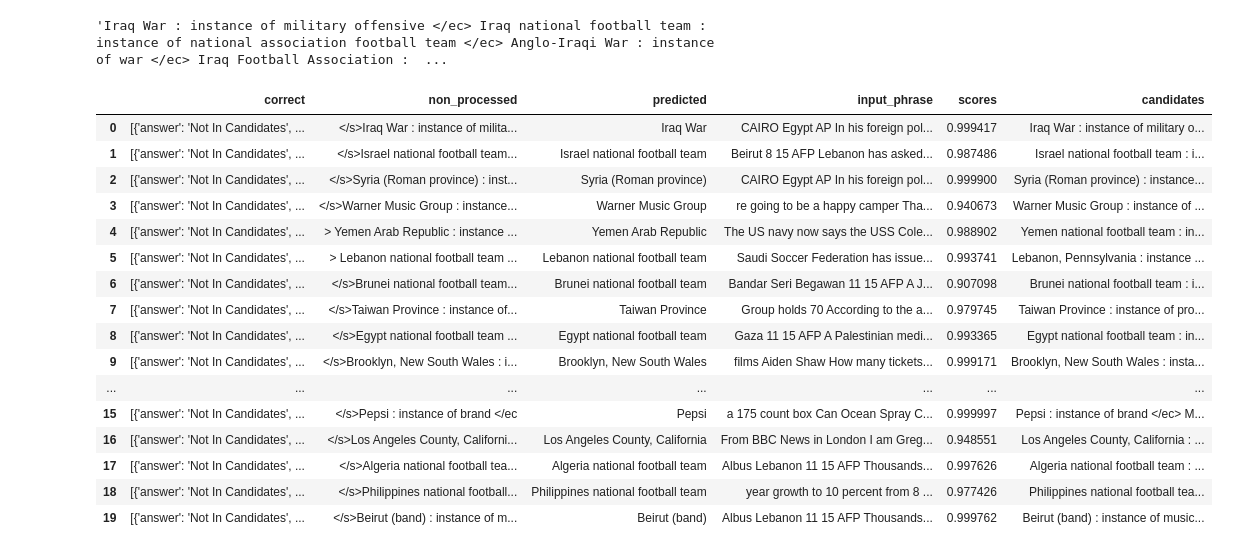
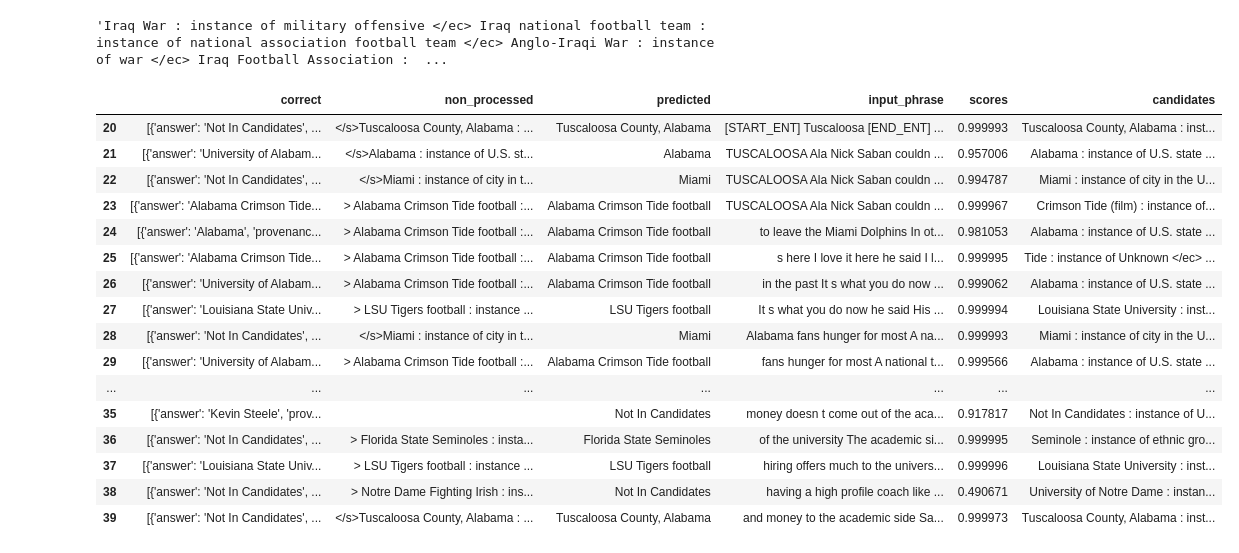
Before and after one commit to Blowdire/ExtractiveEntityDisambigationNILPred, a Jupyter notebook: TestRoberta2.ipynb, the cells around one changed output. Saved outputs shown, nothing was run; the diff lists cells and outputs as text; code cells hidden in the pictures.

```diff
--- a/TestRoberta2.ipynb
+++ b/TestRoberta2.ipynb
@@ -329,15 +329,15 @@ def process_answer(answer, candidates):
         return answer
     else:
         modified_answer = answer.split("</ec>")[0]
-        modified_answer = answer.split(": instance of ")[0]
-        modified_answer = answer.split(": instance")[0]
-        modified_answer = modified_answer.replace("<s>","")
-        modified_answer = modified_answer.replace("</ec","")
-        modified_answer = modified_answer.replace("</s>","")
+        modified_answer = modified_answer.split(": instance of ")[0]
+        modified_answer = modified_answer.split(": instance")[0]
+        modified_answer = modified_answer.replace("<s>", "")
+        modified_answer = modified_answer.replace("</ec", "")
+        modified_answer = modified_answer.replace("</s>", "")
         modified_answer = modified_answer.replace("<s", "")
         modified_answer = modified_answer.replace("</", "")
         modified_answer = modified_answer.replace(" ec", "")
-        modified_answer = modified_answer.replace(">","")
+        modified_answer = modified_answer.replace(">", "")
         modified_answer = modified_answer.strip()
         if not check_brackets(modified_answer):
             modified_answer = modified_answer.replace("(", "")
@@ -349,6 +349,8 @@ def process_answer(answer, candidates):
         if modified_answer not in candidates:
             modified_answer = "Not In Candidates"
         return modified_answer
+
+
 process_answer("> Alzenau </", ["Alzenau"])
 # %% [output]
 'Alzenau'
@@ -361,10 +363,18 @@ def make_prediction(data_entry, nil_prediction):
     with torch.no_grad():
         question = data_entry["input"]
         context = ""
-        if nil_prediction:
-            context += " Not In Candidates </ec> "
+        # if nil_prediction:
+        #     context += " Not In Candidates </ec> "
+        index = 0
+        added = False
         for item in data_entry["candidates"]:
             context += item + f" </ec> "
+            index += 1
+            if index == 1 and nil_prediction:
+                context += " Not In Candidates : instance of Unknown </ec> "
+                added = True
+        if not added and nil_prediction:
+            context = " Not In Candidates : instance of Unknown </ec> " + context
         input_pairs = [question, context]
 
         encodings = tokenizer.encode_plus(
@@ -377,13 +387,15 @@ def make_prediction(data_entry, nil_prediction):
         end_scores = F.softmax(end_scores, dim=1)
         # start_scores.to("cpu")
         # end_scores.to("cpu")
-        start = torch.argmax(start_scores) # Get the most likely beginning of answer with the argmax of the score
-        end = (torch.argmax(end_scores) + 1) # Get the most likely end of answer with the argmax of the score
+        start = torch.argmax(
+            start_scores
+        )  # Get the most likely beginning of answer with the argmax of the score
+        end = (
+            torch.argmax(end_scores) + 1
+        )  # Get the most likely end of answer with the argmax of the score
         mean_score = 0
         try:
-            mean_score = (
-                end_scores[0][end.item()] + start_scores[0][start.item()]
-            )
+            mean_score = end_scores[0][end.item()] + start_scores[0][start.item()]
         except:
             None
         answer_tokens = encodings["input_ids"][0, start.item() : end.item() + 1]
@@ -421,7 +433,7 @@ import json
 import torch
 
 results = []
-file_path = "./msnbc_nilled.jsonl"
+file_path = "./Datasets/InstanceOf/msnbc_test_instanceof-nil.jsonl"
 dataset = []
 with open(file_path, "r") as file:
     for line in file:
@@ -448,7 +460,7 @@ correct_nil = 0
 wrong_nil = 0
 full_data = []
 for result in tqdm(results):
-  processed = process_answer(result['predicted'], result['candidates'])
+  processed = process_answer(result['non_processed'], result['candidates'])
   if processed == result['correct'][0]['answer']:
     correct += 1
     correct_trace.append(result)
@@ -490,26 +508,26 @@ df.iloc[0]['candidates']
 'Iraq War : instance of military offensive </ec> Iraq national football team : instance of national association football team </ec> Anglo-Iraqi War : instance of war </ec> Iraq Football Association :  ...
 # %%
 n = 20
-offset=0
+offset=1
 df.iloc[offset *n : offset*n + n]
 # %% [output]
 |  | correct | non_processed | predicted | input_phrase | scores | candidates |
-| 0 | [{'answer': 'Not In Candidates', ... | </s>Iraq War : instance of milita... | Iraq War | CAIRO Egypt AP In his foreign pol... | 0.999417 | Iraq War : instance of military o... |
-| 1 | [{'answer': 'Not In Candidates', ... | </s>Israel national football team... | Israel national football team | Beirut 8 15 AFP Lebanon has asked... | 0.987486 | Israel national football team : i... |
-| 2 | [{'answer': 'Not In Candidates', ... | </s>Syria (Roman province) : inst... | Syria (Roman province) | CAIRO Egypt AP In his foreign pol... | 0.999900 | Syria (Roman province) : instance... |
-| 3 | [{'answer': 'Not In Candidates', ... | </s>Warner Music Group : instance... | Warner Music Group | re going to be a happy camper Tha... | 0.940673 | Warner Music Group : instance of ... |
-| 4 | [{'answer': 'Not In Candidates', ... | > Yemen Arab Republic : instance ... | Yemen Arab Republic | The US navy now says the USS Cole... | 0.988902 | Yemen national football team : in... |
-| 5 | [{'answer': 'Not In Candidates', ... | > Lebanon national football team ... | Lebanon national football team | Saudi Soccer Federation has issue... | 0.993741 | Lebanon, Pennsylvania : instance ... |
-| 6 | [{'answer': 'Not In Candidates', ... | </s>Brunei national football team... | Brunei national football team | Bandar Seri Begawan 11 15 AFP A J... | 0.907098 | Brunei national football team : i... |
-| 7 | [{'answer': 'Not In Candidates', ... | </s>Taiwan Province : instance of... | Taiwan Province | Group holds 70 According to the a... | 0.979745 | Taiwan Province : instance of pro... |
-| 8 | [{'answer': 'Not In Candidates', ... | </s>Egypt national football team ... | Egypt national football team | Gaza 11 15 AFP A Palestinian medi... | 0.993365 | Egypt national football team : in... |
-| 9 | [{'answer': 'Not In Candidates', ... | </s>Brooklyn, New South Wales : i... | Brooklyn, New South Wales | films Aiden Shaw How many tickets... | 0.999171 | Brooklyn, New South Wales : insta... |
+| 20 | [{'answer': 'Not In Candidates', ... | </s>Tuscaloosa County, Alabama : ... | Tuscaloosa County, Alabama | [START_ENT] Tuscaloosa [END_ENT] ... | 0.999993 | Tuscaloosa County, Alabama : inst... |
+| 21 | [{'answer': 'University of Alabam... | </s>Alabama : instance of U.S. st... | Alabama | TUSCALOOSA Ala Nick Saban couldn ... | 0.957006 | Alabama : instance of U.S. state ... |
+| 22 | [{'answer': 'Not In Candidates', ... | </s>Miami : instance of city in t... | Miami | TUSCALOOSA Ala Nick Saban couldn ... | 0.994787 | Miami : instance of city in the U... |
+| 23 | [{'answer': 'Alabama Crimson Tide... | > Alabama Crimson Tide football :... | Alabama Crimson Tide football | TUSCALOOSA Ala Nick Saban couldn ... | 0.999967 | Crimson Tide (film) : instance of... |
+| 24 | [{'answer': 'Alabama', 'provenanc... | > Alabama Crimson Tide football :... | Alabama Crimson Tide football | to leave the Miami Dolphins In ot... | 0.981053 | Alabama : instance of U.S. state ... |
+| 25 | [{'answer': 'Alabama Crimson Tide... | > Alabama Crimson Tide football :... | Alabama Crimson Tide football | s here I love it here he said I l... | 0.999995 | Tide : instance of Unknown </ec> ... |
+| 26 | [{'answer': 'University of Alabam... | > Alabama Crimson Tide football :... | Alabama Crimson Tide football | in the past It s what you do now ... | 0.999062 | Alabama : instance of U.S. state ... |
+| 27 | [{'answer': 'Louisiana State Univ... | > LSU Tigers football : instance ... | LSU Tigers football | It s what you do now he said His ... | 0.999994 | Louisiana State University : inst... |
+| 28 | [{'answer': 'Not In Candidates', ... | </s>Miami : instance of city in t... | Miami | Alabama fans hunger for most A na... | 0.999993 | Miami : instance of city in the U... |
+| 29 | [{'answer': 'University of Alabam... | > Alabama Crimson Tide football :... | Alabama Crimson Tide football | fans hunger for most A national t... | 0.999566 | Alabama : instance of U.S. state ... |
 | ... | ... | ... | ... | ... | ... | ... |
-| 15 | [{'answer': 'Not In Candidates', ... | </s>Pepsi : instance of brand </ec | Pepsi | a 175 count box Can Ocean Spray C... | 0.999997 | Pepsi : instance of brand </ec> M... |
-| 16 | [{'answer': 'Not In Candidates', ... | </s>Los Angeles County, Californi... | Los Angeles County, California | From BBC News in London I am Greg... | 0.948551 | Los Angeles County, California : ... |
-| 17 | [{'answer': 'Not In Candidates', ... | </s>Algeria national football tea... | Algeria national football team | Albus Lebanon 11 15 AFP Thousands... | 0.997626 | Algeria national football team : ... |
-| 18 | [{'answer': 'Not In Candidates', ... | </s>Philippines national football... | Philippines national football team | year growth to 10 percent from 8 ... | 0.977426 | Philippines national football tea... |
-| 19 | [{'answer': 'Not In Candidates', ... | </s>Beirut (band) : instance of m... | Beirut (band) | Albus Lebanon 11 15 AFP Thousands... | 0.999762 | Beirut (band) : instance of music... |
+| 35 | [{'answer': 'Kevin Steele', 'prov... |  | Not In Candidates | money doesn t come out of the aca... | 0.917817 | Not In Candidates : instance of U... |
+| 36 | [{'answer': 'Not In Candidates', ... | > Florida State Seminoles : insta... | Florida State Seminoles | of the university The academic si... | 0.999995 | Seminole : instance of ethnic gro... |
+| 37 | [{'answer': 'Louisiana State Univ... | > LSU Tigers football : instance ... | LSU Tigers football | hiring offers much to the univers... | 0.999996 | Louisiana State University : inst... |
+| 38 | [{'answer': 'Not In Candidates', ... | > Notre Dame Fighting Irish : ins... | Not In Candidates | having a high profile coach like ... | 0.490671 | University of Notre Dame : instan... |
+| 39 | [{'answer': 'Not In Candidates', ... | </s>Tuscaloosa County, Alabama : ... | Tuscaloosa County, Alabama | and money to the academic side Sa... | 0.999973 | Tuscaloosa County, Alabama : inst... |
 # %%
 df.to_csv("./errorsNil.csv")
 df_c.to_csv("./correctNil.csv")
```
Also changed, not shown: parts of 4 cells of this notebook, 3 other files.
